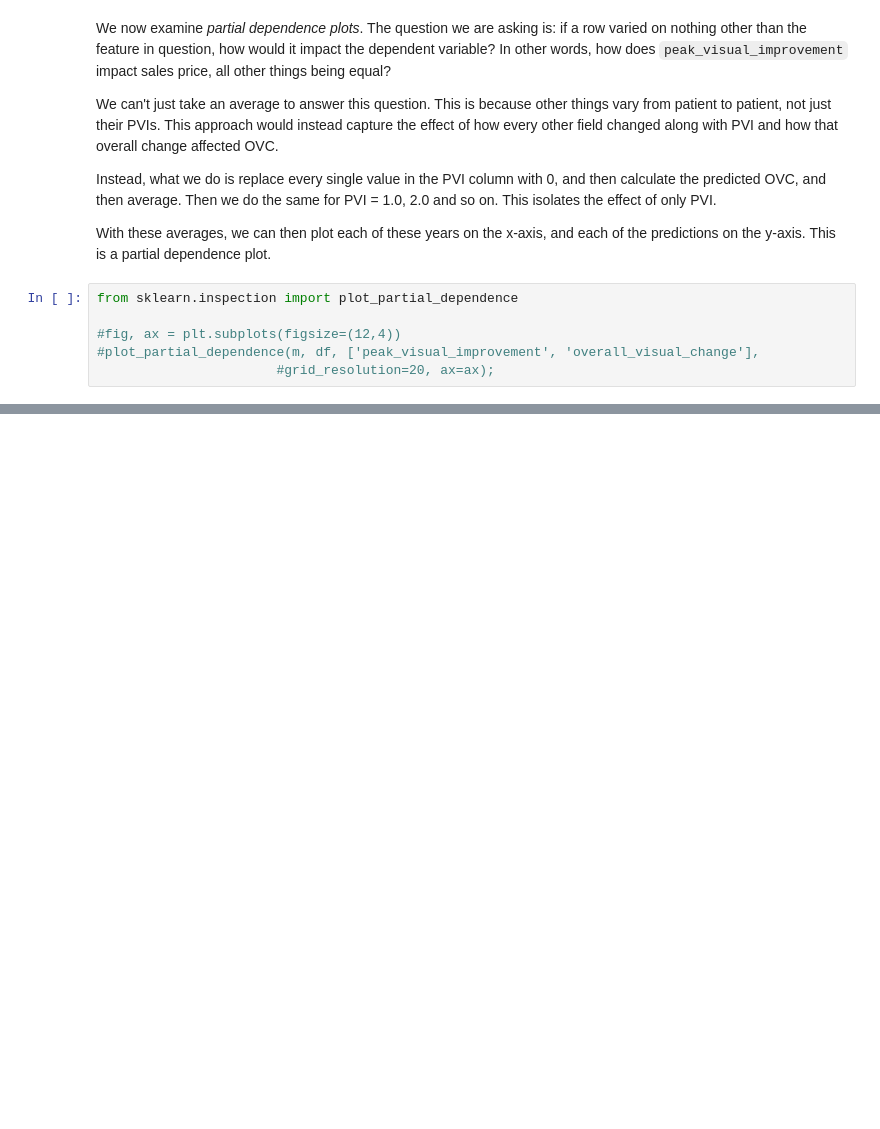
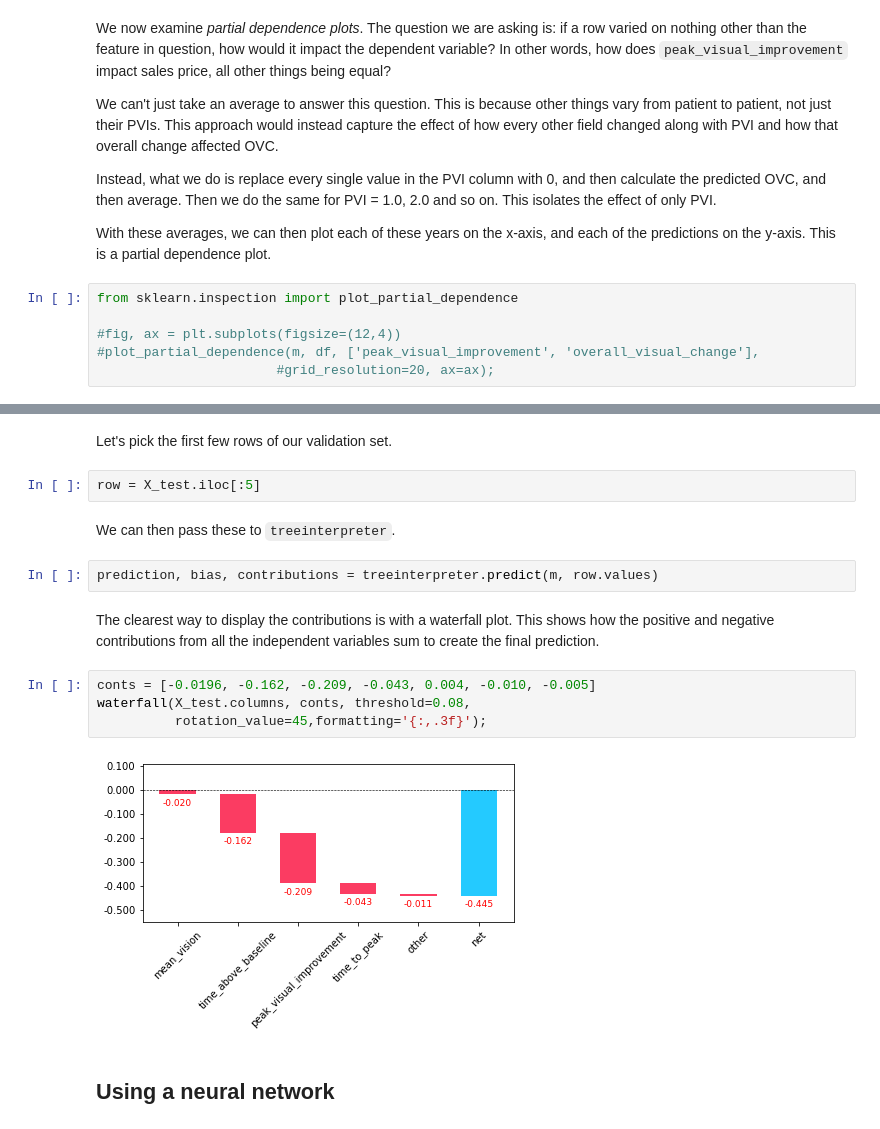
Before and after one commit to charlieoneill23/charliemacuject, a Jupyter notebook: pharma_reports/dme.ipynb, the cells around one changed output, grey strips where cells are left out. Saved outputs shown, nothing was run; the diff lists cells and outputs as text; blank space fills up the shorter version.

```diff
--- a/pharma_reports/dme.ipynb
+++ b/pharma_reports/dme.ipynb
@@ -502,0 +545,18 @@ from sklearn.inspection import plot_partial_dependence
+# %% [markdown]
+Let's pick the first few rows of our validation set.
+# %%
+row = X_test.iloc[:5]
+# %% [markdown]
+We can then pass these to `treeinterpreter`.
+# %%
+prediction, bias, contributions = treeinterpreter.predict(m, row.values)
+# %% [markdown]
+The clearest way to display the contributions is with a waterfall plot. This shows how the positive and negative contributions from all the independent variables sum to create the final prediction.
+# %%
+conts = [-0.0196, -0.162, -0.209, -0.043, 0.004, -0.010, -0.005]
+waterfall(X_test.columns, conts, threshold=0.08,
+          rotation_value=45,formatting='{:,.3f}');
+# %% [output]
+[figure, added]
+# %% [markdown]
+## Using a neural network
```
Also changed, not shown: parts of 17 cells of this notebook, 9 other files.
